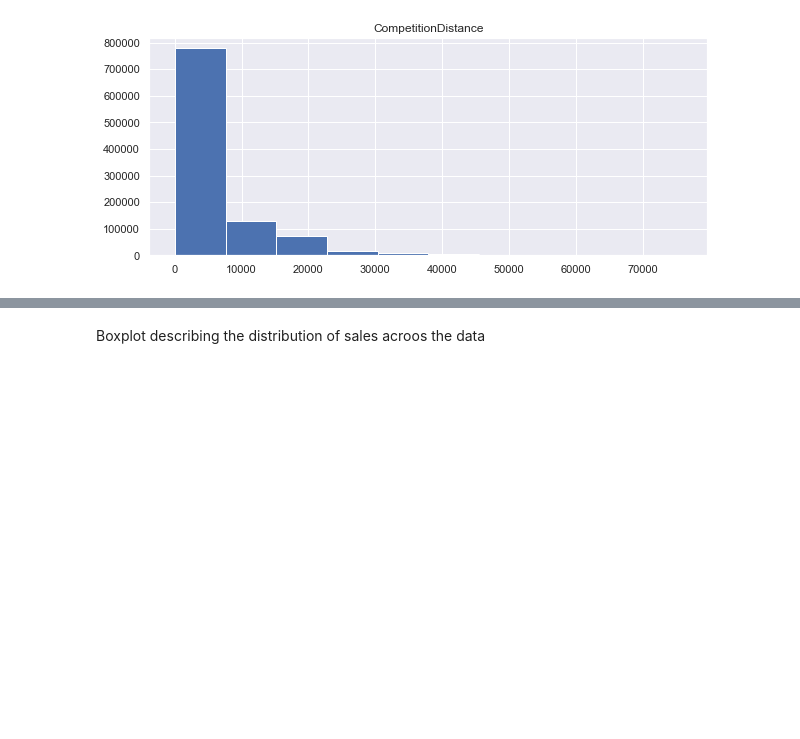
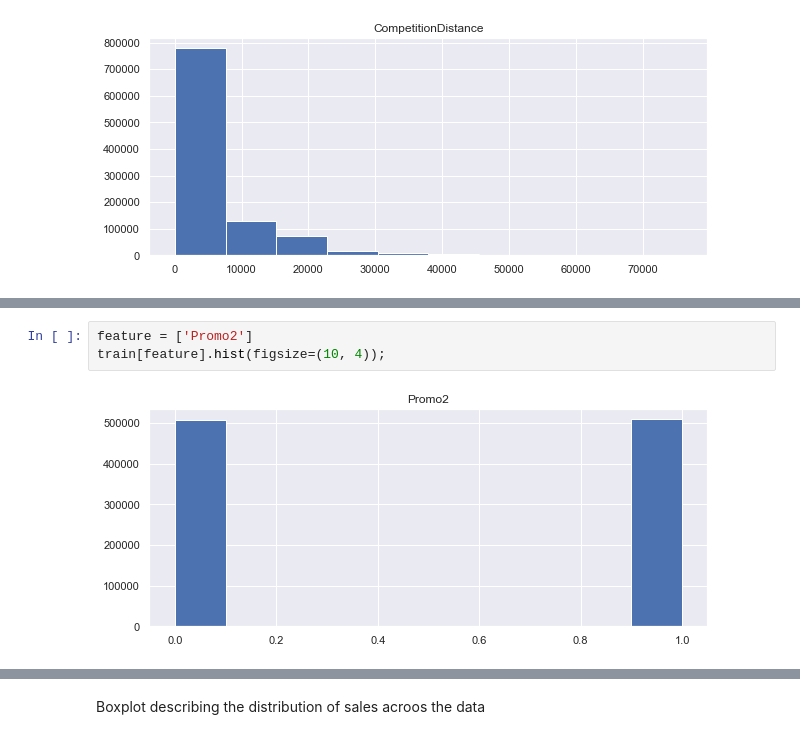
Before and after one commit to SamDewriter/PharmaceuticalSales-Prediction, a Jupyter notebook: Week_3.ipynb, the cells around one changed output, grey strips where cells are left out. Saved outputs shown, nothing was run; the diff lists cells and outputs as text; blank space fills up the shorter version.

```diff
--- a/Week_3.ipynb
+++ b/Week_3.ipynb
@@ -754,0 +785,5 @@ plt.scatter(sample['Sales'], sample['CompetitionDistance'])
+# %%
+feature = ['Promo2']
+train[feature].hist(figsize=(10, 4));
+# %% [output]
+[figure, added]
```
Also changed, not shown: parts of 44 cells of this notebook, 2 other files.
